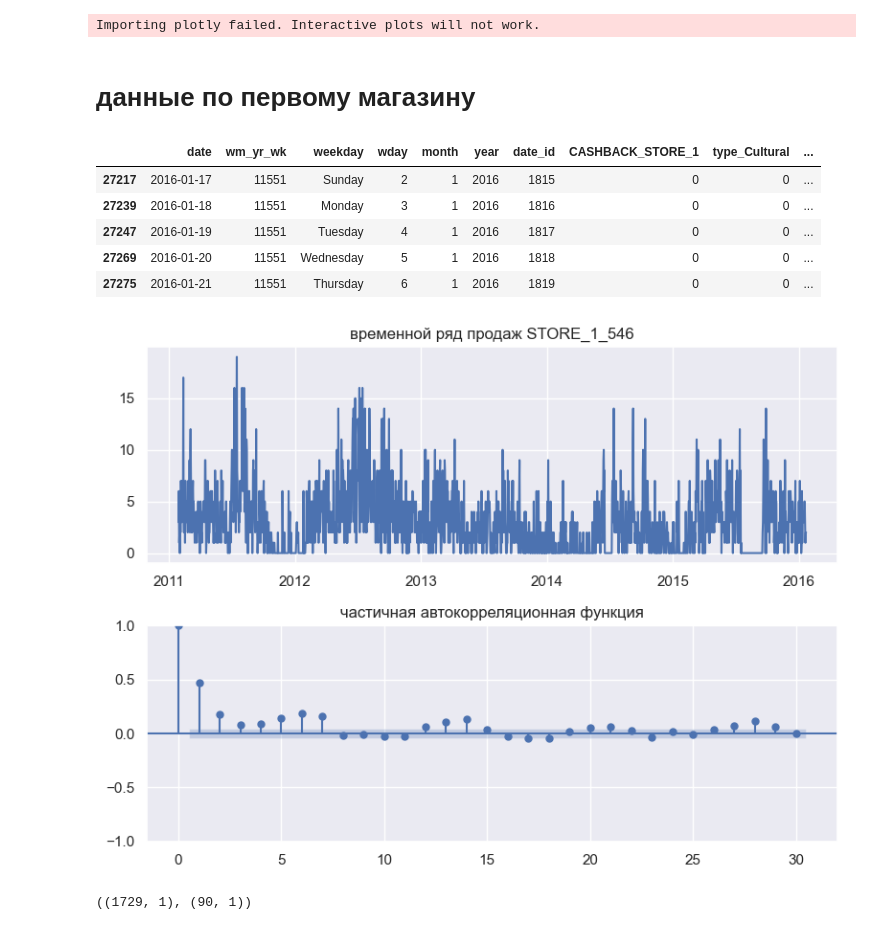
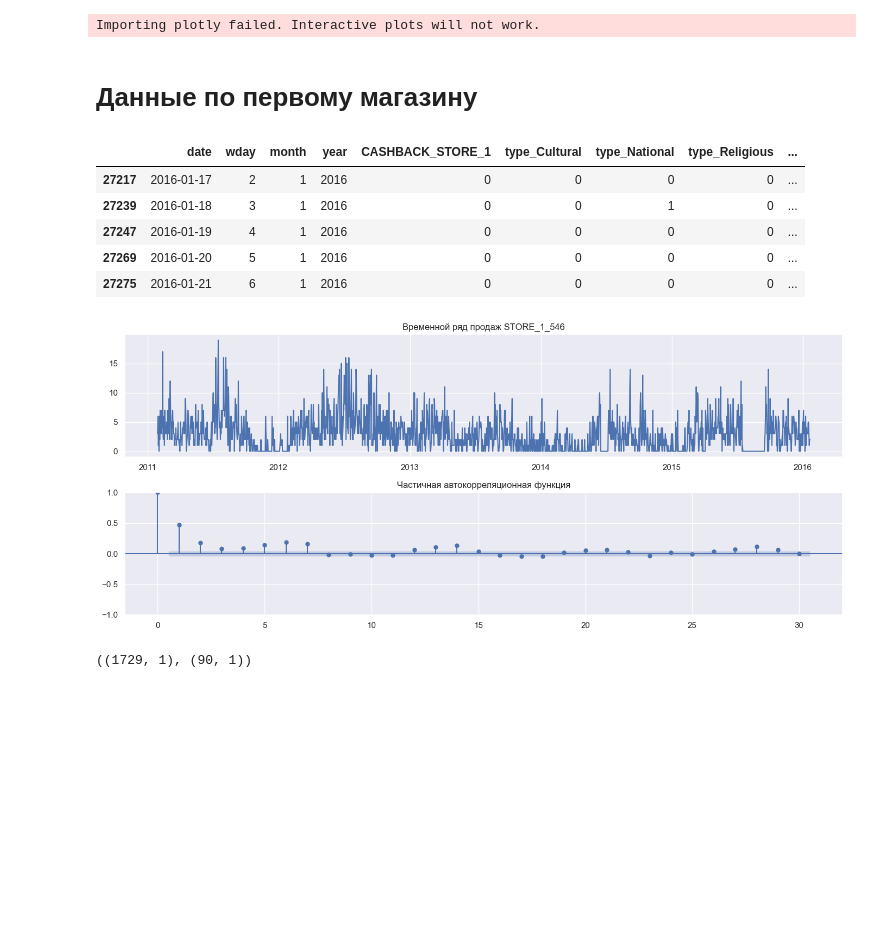
Before and after one commit to qw1zzard/itmo_timeseries, a Jupyter notebook: notebooks/test_models.ipynb, the cells around one changed output. Saved outputs shown, nothing was run; the diff lists cells and outputs as text; code cells hidden in the pictures; blank space fills up the shorter version.

```diff
--- a/notebooks/test_models.ipynb
+++ b/notebooks/test_models.ipynb
@@ -27,19 +28,19 @@ pd.set_option('display.float_format', lambda x: '%.3f' % x)
 # %% [output]
 Importing plotly failed. Interactive plots will not work.
 # %%
-def plot_ts_pacf(series, item_id, pacf_lags=30):
+def plot_ts_pacf(series, item_id, pacf_lags=30) -> None:
     # визуализация ряда и ЧАКФ
-    _, axes = plt.subplots(2, 1, figsize=(8, 6))
+    _, axes = plt.subplots(2, 1, figsize=(14, 6))
 
     columns = [
         column for column in series.columns if column in ('date', 'cnt', 'resid')
     ]
 
     axes[0].plot(series[columns[0]], series[columns[1]])
-    axes[0].set_title(f'временной ряд продаж {item_id}')
+    axes[0].set_title(f'Временной ряд продаж {item_id}')
 
     plot_pacf(series[columns[1]], lags=pacf_lags, ax=axes[1])
-    axes[1].set_title('частичная автокорреляционная функция')
+    axes[1].set_title('Частичная автокорреляционная функция')
 
     plt.tight_layout()
     plt.show()
@@ -67,18 +68,12 @@ def test_stat(row) -> tuple[bool, float, float]:
 
 def metrics_report(y_true, y_pred) -> pd.DataFrame:
     # метрики качества прогноза
-    y_true_mean = y_true.mean().values * np.ones(shape=(len(y_true),))
 
     mse = mean_squared_error(y_true, y_pred)
-    r2 = r2_score(y_true, y_pred)
+    mape = mean_absolute_percentage_error(y_true, y_pred, symmetric=True)
+    mae = mean_absolute_error(y_true, y_pred)
 
-    mae = mean_absolute_error(y_true, y_pred)
-    mae_zero = mean_absolute_error(y_true_mean, y_pred)
-
-    report = pd.DataFrame(
-        [mse, r2, mae, mae_zero],
-        index=['mse', 'r2', 'mae', 'mae_zero'],
-    )
+    report = pd.DataFrame([mse, mape, mae], index=['mse', 'mape', 'mae'])
     return report
 
 
@@ -90,8 +85,7 @@ def fourier_extrapolation(x, n_predict, n_harm=20, inner_freq=1.0) -> np.ndarray
 
     x_freqdom = fft(x, axis=0)  # x in frequency domain
     f = fftfreq(n, inner_freq)  # frequencies
-    indexes = list(range(n))
-    # sort indexes by frequency, lower -> higher
+    indexes = list(range(n))  # sort indexes by frequency, lower -> higher
     indexes.sort(key=lambda i: np.absolute(f[i]))
 
     t = np.arange(0, n + n_predict)
@@ -103,24 +97,26 @@ def fourier_extrapolation(x, n_predict, n_harm=20, inner_freq=1.0) -> np.ndarray
 
     return restored_sig
 # %% [markdown]
-# данные по первому магазину
+# Данные по первому магазину
 # %%
 df = pd.read_csv('../data/shop_sales_all.csv')
 df['date'] = pd.to_datetime(df['date'])
 
-df_681 = df[df['item_id'] == 'STORE_1_546']  # рассмотрим определенный артикул
+ITEM_ID = 'STORE_1_546'
+
+df_681 = df[df['item_id'] == ITEM_ID]  # рассмотрим определенный артикул
 df_681.tail()
 # %% [output]
-|  | date | wm_yr_wk | weekday | wday | month | year | date_id | CASHBACK_STORE_1 | type_Cultural | ... |
-| 27217 | 2016-01-17 | 11551 | Sunday | 2 | 1 | 2016 | 1815 | 0 | 0 | ... |
-| 27239 | 2016-01-18 | 11551 | Monday | 3 | 1 | 2016 | 1816 | 0 | 0 | ... |
-| 27247 | 2016-01-19 | 11551 | Tuesday | 4 | 1 | 2016 | 1817 | 0 | 0 | ... |
-| 27269 | 2016-01-20 | 11551 | Wednesday | 5 | 1 | 2016 | 1818 | 0 | 0 | ... |
-| 27275 | 2016-01-21 | 11551 | Thursday | 6 | 1 | 2016 | 1819 | 0 | 0 | ... |
+|  | date | wday | month | year | CASHBACK_STORE_1 | type_Cultural | type_National | type_Religious | ... |
+| 27217 | 2016-01-17 | 2 | 1 | 2016 | 0 | 0 | 0 | 0 | ... |
+| 27239 | 2016-01-18 | 3 | 1 | 2016 | 0 | 0 | 1 | 0 | ... |
+| 27247 | 2016-01-19 | 4 | 1 | 2016 | 0 | 0 | 0 | 0 | ... |
+| 27269 | 2016-01-20 | 5 | 1 | 2016 | 0 | 0 | 0 | 0 | ... |
+| 27275 | 2016-01-21 | 6 | 1 | 2016 | 0 | 0 | 0 | 0 | ... |
 # %%
-plot_ts_pacf(df_681, 'STORE_1_546', pacf_lags=30)
+plot_ts_pacf(df_681, ITEM_ID, pacf_lags=30)
 # %% [output]
-[figure, old version]
+[figure, new version]
 # %%
 num_steps = 90
 data = df_681[['date', 'cnt']].set_index('date')
```
Also changed, not shown: parts of 22 cells of this notebook, 1 other file.
